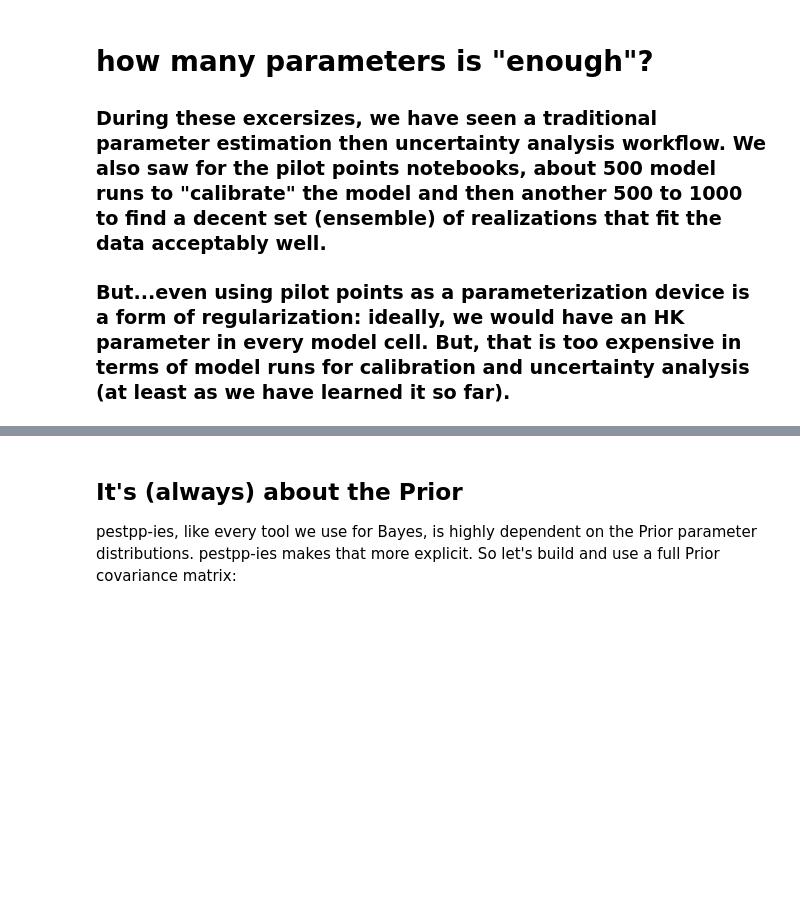
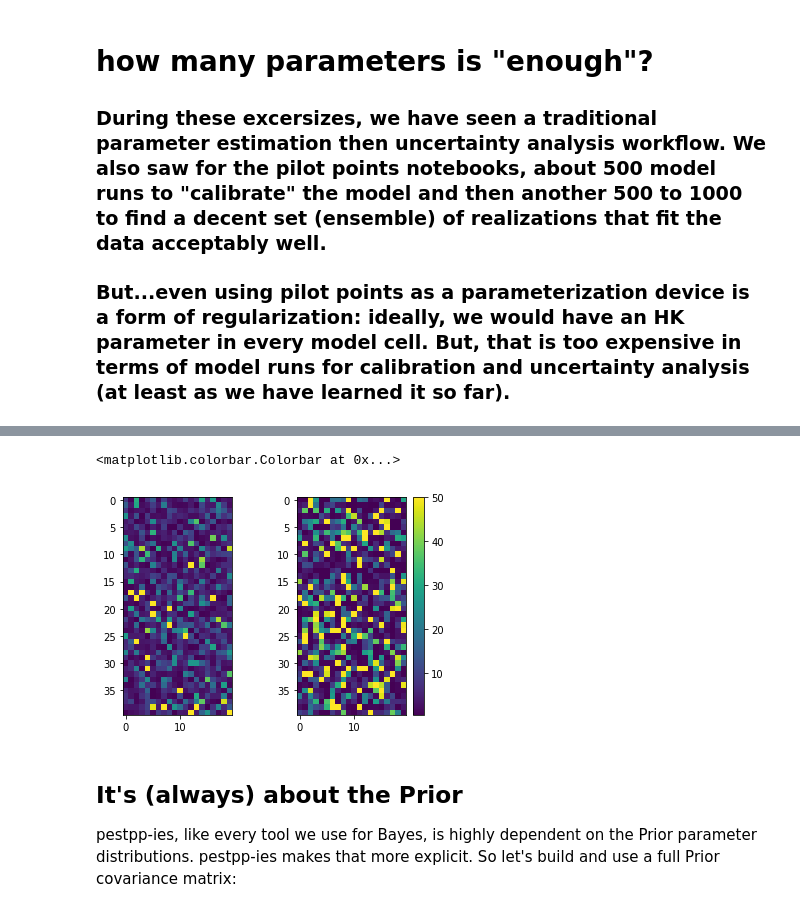
Before and after one commit to mnfienen/GW1876, a Jupyter notebook: activities/freyberg_ies/freyberg_grid_pestpp-ies.ipynb, the cells around one changed output, grey strips where cells are left out. Saved outputs shown, nothing was run; the diff lists cells and outputs as text; code cells hidden in the pictures; blank space fills up the shorter version.

```diff
--- a/activities/freyberg_ies/freyberg_grid_pestpp-ies.ipynb
+++ b/activities/freyberg_ies/freyberg_grid_pestpp-ies.ipynb
@@ -30,0 +60,8 @@ pst.plot(kind="prior")
+# %%
+pst.pestpp_options["ies_subset_size"] = 5
+pst.pestpp_options["ies_num_reals"] = 30
+pst.pestpp_options["ies_lambda_mults"] = [0.01,1.0,10.0]
+#pst.pestpp_options["parcov_filename"] = "prior.cov"
+pst.pestpp_options["lambda_scale_fac"] = [0.95,1.1]
+pst.control_data.noptmax = 4
+pst.write(os.path.join(working_dir,pst_name))
@@ -31,3 +72,32 @@ pst.plot(kind="prior")
+# %%
+it = 4
+m = flopy.modflow.Modflow.load(fs.MODEL_NAM,model_ws=working_dir,load_only=["upw"],check=False)
+par = pst.parameter_data
+
+init_par = pst.filename.replace(".pst",".0.par.csv")
+final_par = pst.filename.replace(".pst",".{0}.par.csv".format(it))
+init_par = pd.read_csv(init_par,index_col=0)
+init_par.columns = init_par.columns.str.lower()
+final_par = pd.read_csv(final_par,index_col=0)
+final_par.columns = final_par.columns.str.lower()
+gr_par = par.loc[par.pargp=="hk",:].copy()
+gr_par.loc[:,"i"] = gr_par.parnme.apply(lambda x: int(x.split('_')[1][1:]))
+gr_par.loc[:,"j"] = gr_par.parnme.apply(lambda x: int(x.split('_')[2][1:]))
+gr_par.loc[:,"parval1"] = init_par.loc["1",gr_par.parnme]
+mn,mx = gr_par.parval1.min(),gr_par.parval1.max()
+ax1,ax2 = plt.subplot(121),plt.subplot(122)
+arr = np.zeros((m.nrow,m.ncol))
+arr[gr_par.i,gr_par.j] = gr_par.parval1
+c = ax1.imshow(arr,vmin=mn,vmax=mx)
+#plt.colorbar(c)
+gr_par.loc[:,"parval1"] = final_par.loc["1",gr_par.parnme]
+arr = np.zeros((m.nrow,m.ncol))
+arr[gr_par.i,gr_par.j] = gr_par.parval1
+c = ax2.imshow(arr,vmin=mn,vmax=mx)
+plt.colorbar(c)
+# %% [output]
+<matplotlib.colorbar.Colorbar at 0x...>
+[figure, added]
 # %% [markdown]
 ## It's (always) about the Prior
 
```
Also changed, not shown: parts of 14 cells of this notebook, 4 other files.
